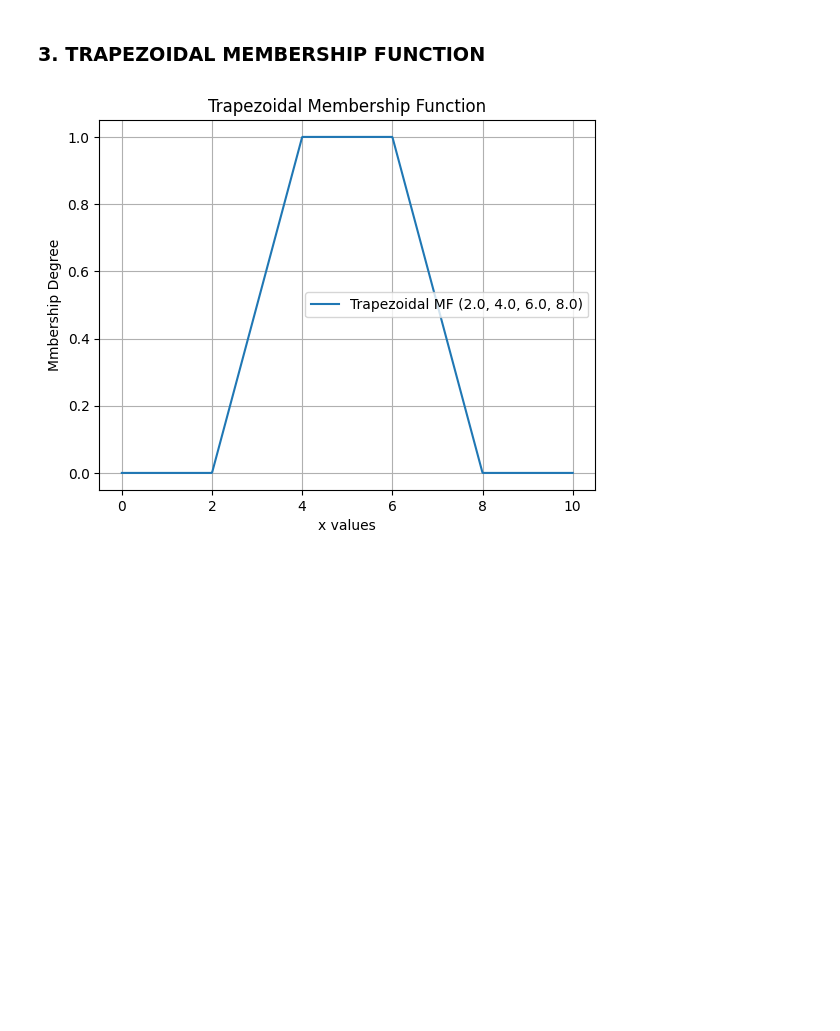
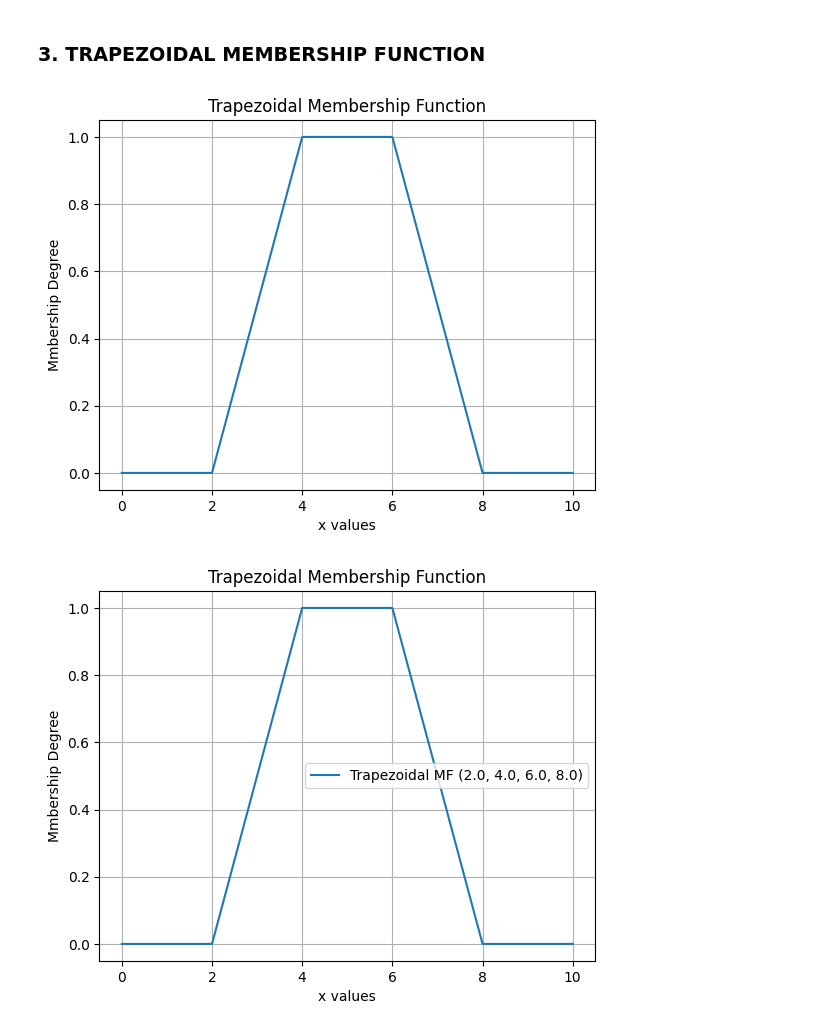
Before and after one commit to PRANAY130/Soft-Computing, a Jupyter notebook: FuzzyMembershipFunctions/membership.ipynb, the cells around one changed output. Saved outputs shown, nothing was run; the diff lists cells and outputs as text; code cells hidden in the pictures; blank space fills up the shorter version.

```diff
--- a/FuzzyMembershipFunctions/membership.ipynb
+++ b/FuzzyMembershipFunctions/membership.ipynb
@@ -53,6 +53,26 @@ plt.show()
 [figure]
 # %% [markdown]
 <h3>3. TRAPEZOIDAL MEMBERSHIP FUNCTION</h3>
+# %%
+def trapezoidal_modified(x,a,b,c,d):
+    return np.maximum(0,np.minimum(np.minimum(1,(x-a)/(b-a)),(d-x)/(d-c)))
+
+x = np.linspace(0, 10, 1000)
+# a = float(input("Enter a: "))
+# b = float(input("Enter b: "))
+# c = float(input("Enter c: "))
+# d = float(input("Enter d: "))
+
+y = trapezoidal_modified(x, 2.0, 4.0, 6.0, 8)
+
+plt.plot(x, y, label=f'Trapezoidal MF ({2.0}, {4.0}, {6.0}, {8.0})')
+plt.title('Trapezoidal Membership Function')
+plt.xlabel("x values")
+plt.ylabel('Mmbership Degree')
+plt.grid()
+plt.show()
+# %% [output]
+[figure, added]
 # %%
 def trapezoidal_mf(x, a, b, c, d):
     if a <= x < b:
```
Also changed, not shown: 1 other file.
